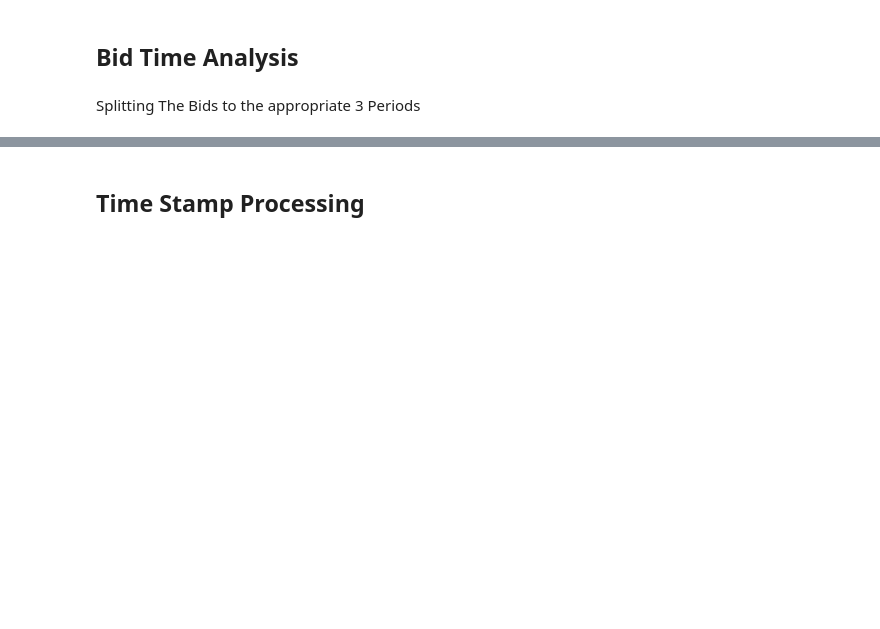
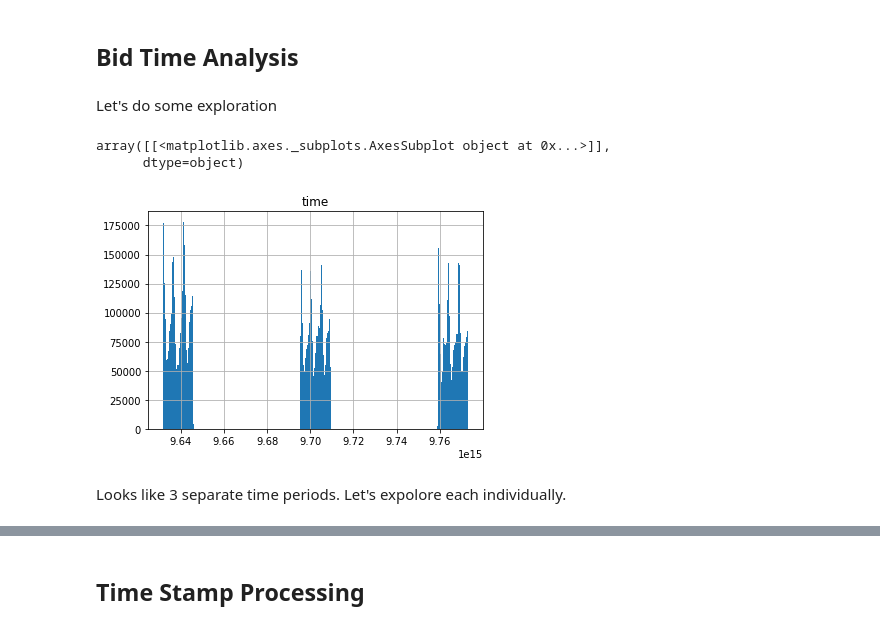
Before and after one commit to TomAmster/Data-Science, a Jupyter notebook: Time_Series_Analysis.ipynb, the cells around one changed output, grey strips where cells are left out. Drawn from its saved outputs; the diff is of its cells as text; code cells hidden in the pictures; blank space fills up the shorter version.

```diff
--- a/Time_Series_Analysis.ipynb
+++ b/Time_Series_Analysis.ipynb
@@ -26,6 +26,14 @@ test = pd.read_csv(test_path)
+# %%
+data = pd.merge(bids, train, on='bidder_id', how='left')
 # %% [markdown]
 # **Time-Series Analysis**
 # %% [markdown]
 ## Bid Time Analysis
-# %% [markdown]
-Splitting The Bids to the appropriate 3 Periods
+# %% [markdown]
+Let's do some exploration
+# %%
+data.hist(column='time', bins=300)
+# %% [output]
+array([[<matplotlib.axes._subplots.AxesSubplot object at 0x...>]],
+      dtype=object)
+[figure, added]
@@ -31,0 +42,2 @@ Splitting The Bids to the appropriate 3 Periods
+# %% [markdown]
+Looks like 3 separate time periods. Let's expolore each individually.
```
Also changed, not shown: parts of 30 cells of this notebook.
